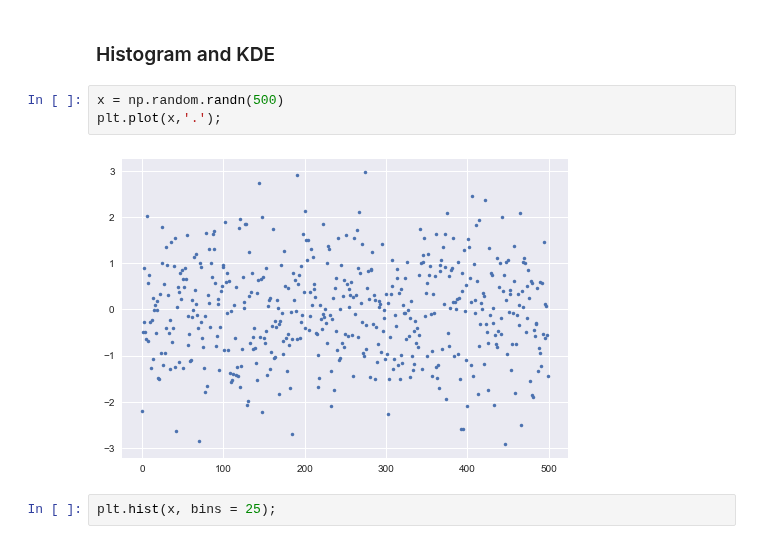
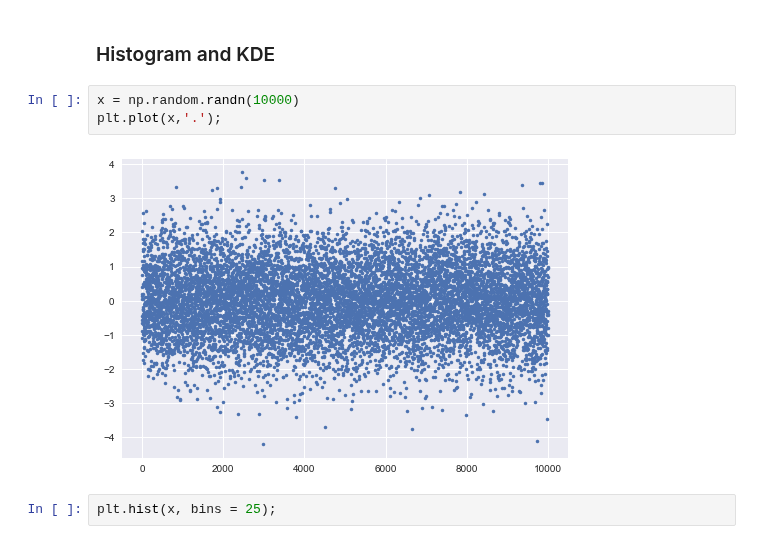
Before and after one commit to mayankkaizen/jupyter-notebooks, a Jupyter notebook: Probability and Stats/Stats.ipynb, the cells around one changed output. Cells and saved outputs as stored; diff of their text form.

```diff
--- a/Probability and Stats/Stats.ipynb
+++ b/Probability and Stats/Stats.ipynb
@@ -311,10 +323,10 @@ In case we have variances and correlation for samples, we use sample variances a
 # %% [markdown]
 ### Histogram and KDE
 # %%
-x = np.random.randn(500)
+x = np.random.randn(10000)
 plt.plot(x,'.');
 # %% [output]
-[figure, old version]
+[figure, new version]
 # %%
 plt.hist(x, bins = 25);
 # %% [output]
```
Also changed, not shown: parts of 44 cells of this notebook, 18 other files.
